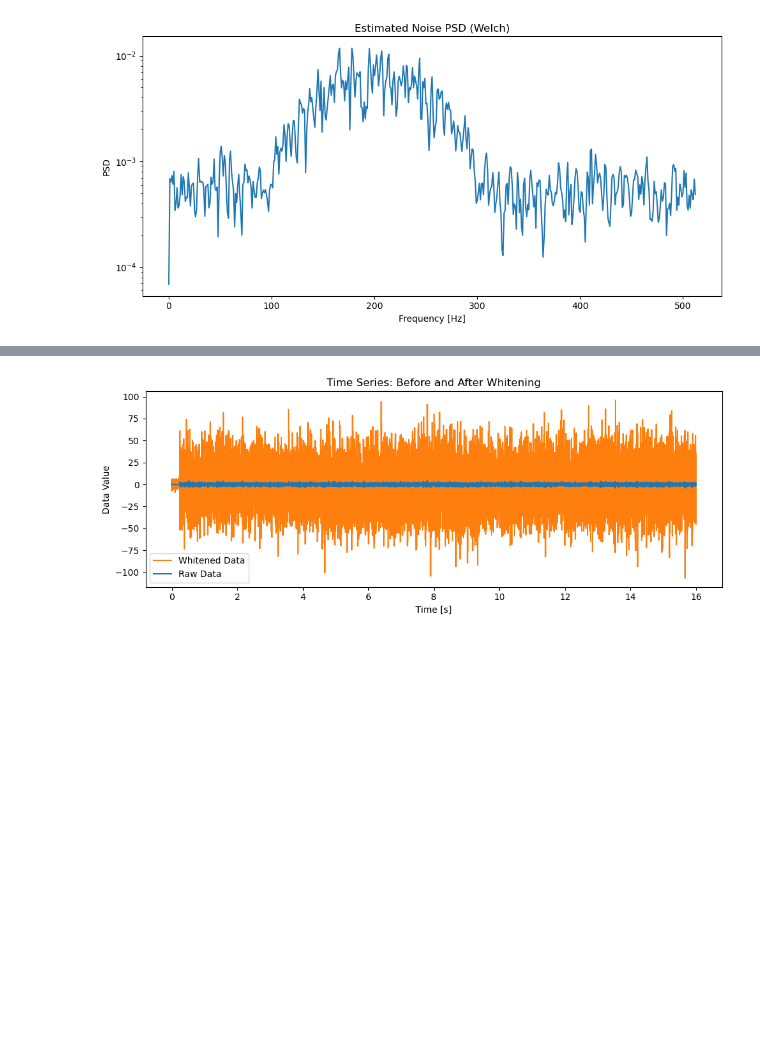
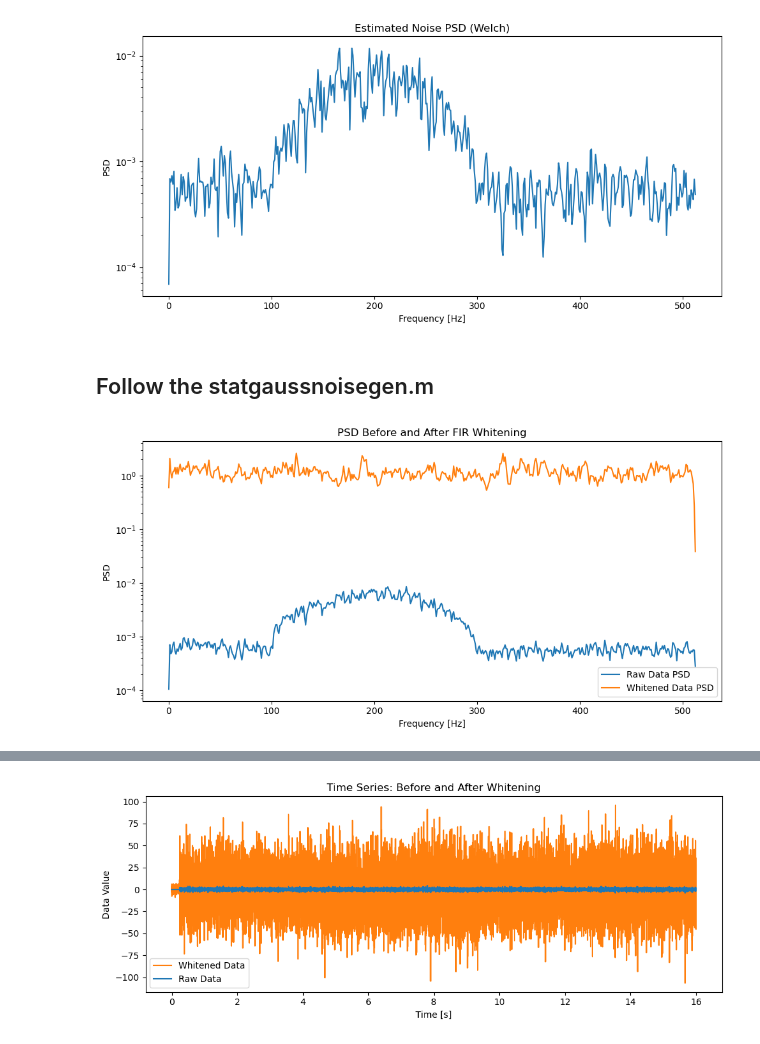
Before and after one commit to ShitongGuo/LZU_lab, a Jupyter notebook: lab3/run_code.ipynb, the cells around one changed output, grey strips where cells are left out. Saved outputs shown, nothing was run; the diff lists cells and outputs as text; code cells hidden in the pictures; blank space fills up the shorter version.

```diff
--- a/lab3/run_code.ipynb
+++ b/lab3/run_code.ipynb
@@ -281,3 +281,37 @@ plt.tight_layout()
 plt.show()
 # %% [output]
 [figure]
+# %% [markdown]
+## Follow the statgaussnoisegen.m
+# %%
+from scipy.signal import firwin2, lfilter
+
+# Normalize frequencies to [0, 1]（firwin2 required）
+freq_norm = f / (fs / 2)
+H_white = 1.0 / np.sqrt(Pxx)   # Whitening filter response in the frequency domain
+H_white[-1] = 0  # the last point should be 0
+
+# Design of FIR whitening filter
+order = 512
+b = firwin2(order, freq_norm, H_white)
+# %%
+# Perform time domain filtering on the original signal
+signal_white = lfilter(b, 1.0, signal)
+# %%
+# Using welch method and plot the PSD
+from scipy.signal import welch
+
+f_raw, Pxx_raw = welch(signal, fs=fs, nperseg=1024)
+f_white, Pxx_white = welch(signal_white, fs=fs, nperseg=1024)
+
+plt.figure(figsize=(10,5))
+plt.semilogy(f_raw, Pxx_raw, label='Raw Data PSD')
+plt.semilogy(f_white, Pxx_white, label='Whitened Data PSD')
+plt.xlabel('Frequency [Hz]')
+plt.ylabel('PSD')
+plt.title('PSD Before and After FIR Whitening')
+plt.legend()
+plt.tight_layout()
+plt.show()
+# %% [output]
+[figure, added]
```
Also changed, not shown: parts of 24 cells of this notebook, 1 other file.
